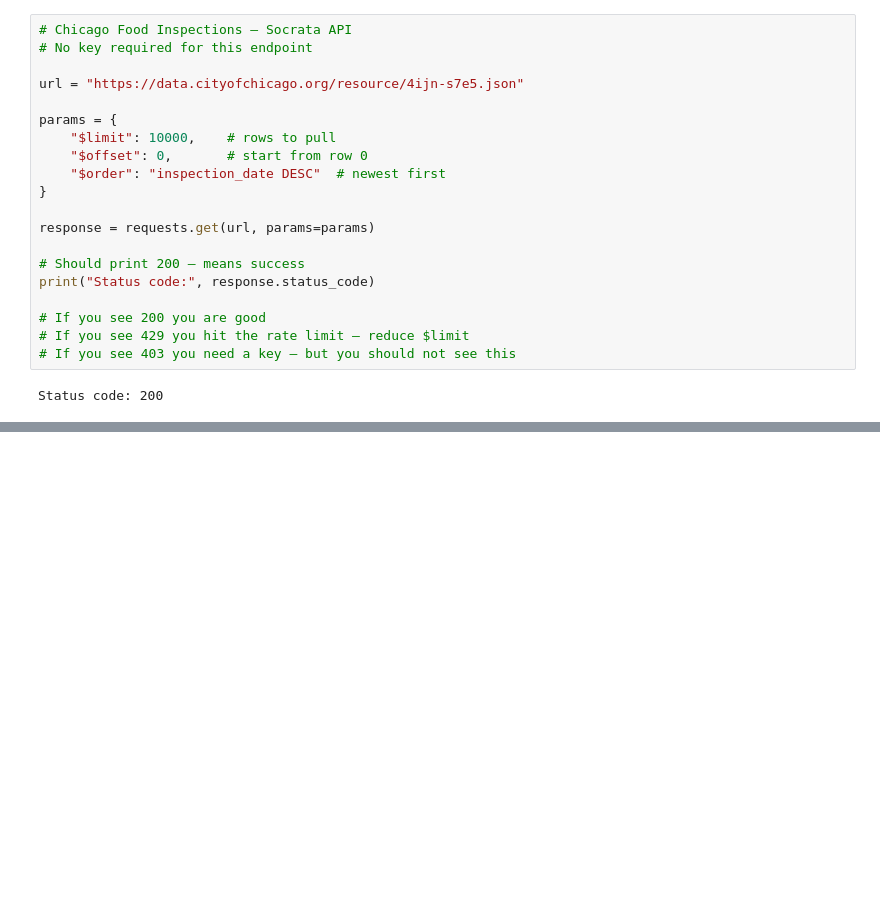
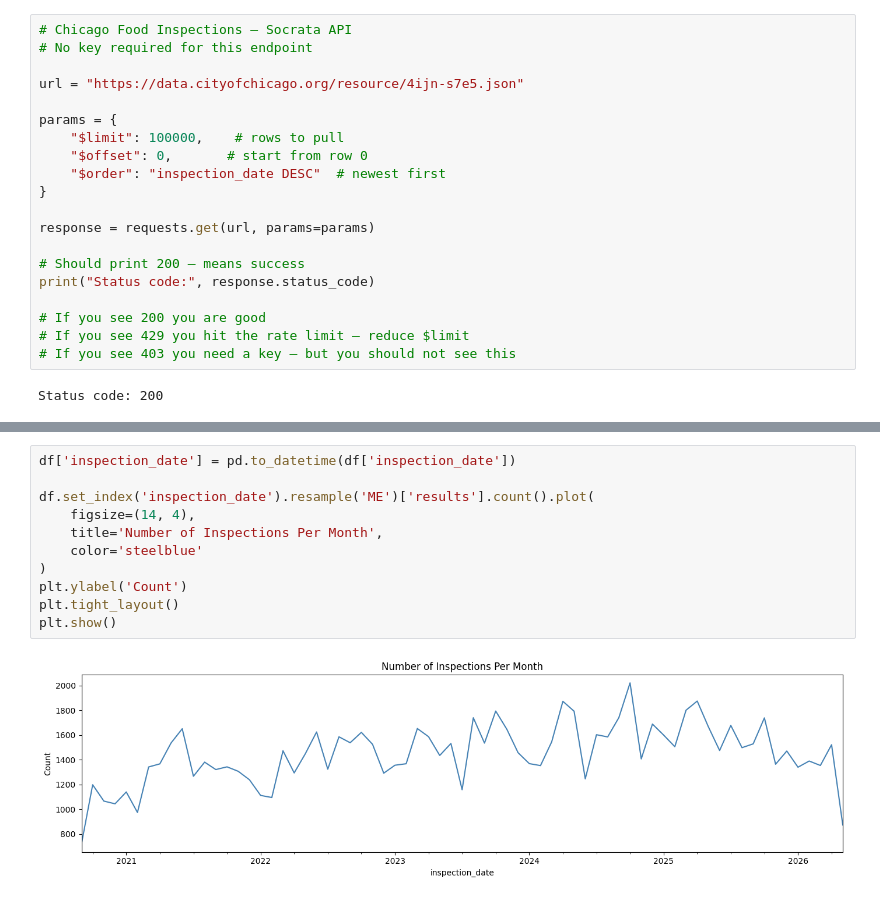
Before and after one commit to MarwanNasser999/Data-Quality-Control, a Jupyter notebook: notebooks/02_explore_chicago.ipynb, the cells around one changed output, grey strips where cells are left out. Drawn from its saved outputs; the diff is of its cells as text; blank space fills up the shorter version.

Commit message:
EDA complete for Chicago food inspections

```diff
--- a/notebooks/02_explore_chicago.ipynb
+++ b/notebooks/02_explore_chicago.ipynb
@@ -20,7 +20,7 @@ Libraries loaded successfully
 url = "https://data.cityofchicago.org/resource/4ijn-s7e5.json"
 
 params = {
-    "$limit": 10000,    # rows to pull
+    "$limit": 100000,    # rows to pull
     "$offset": 0,       # start from row 0
     "$order": "inspection_date DESC"  # newest first
 }
@@ -49,0 +120,13 @@ Column names:
+# %%
+df['inspection_date'] = pd.to_datetime(df['inspection_date'])
+
+df.set_index('inspection_date').resample('ME')['results'].count().plot(
+    figsize=(14, 4),
+    title='Number of Inspections Per Month',
+    color='steelblue'
+)
+plt.ylabel('Count')
+plt.tight_layout()
+plt.show()
+# %% [output]
+[figure, added]
```
Also changed, not shown: parts of 9 cells of this notebook.
